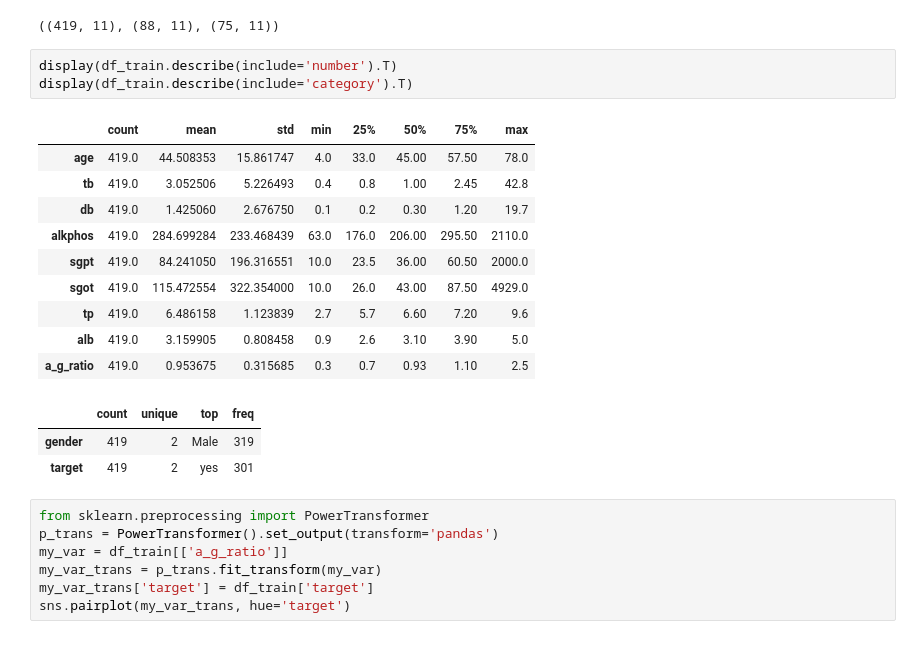
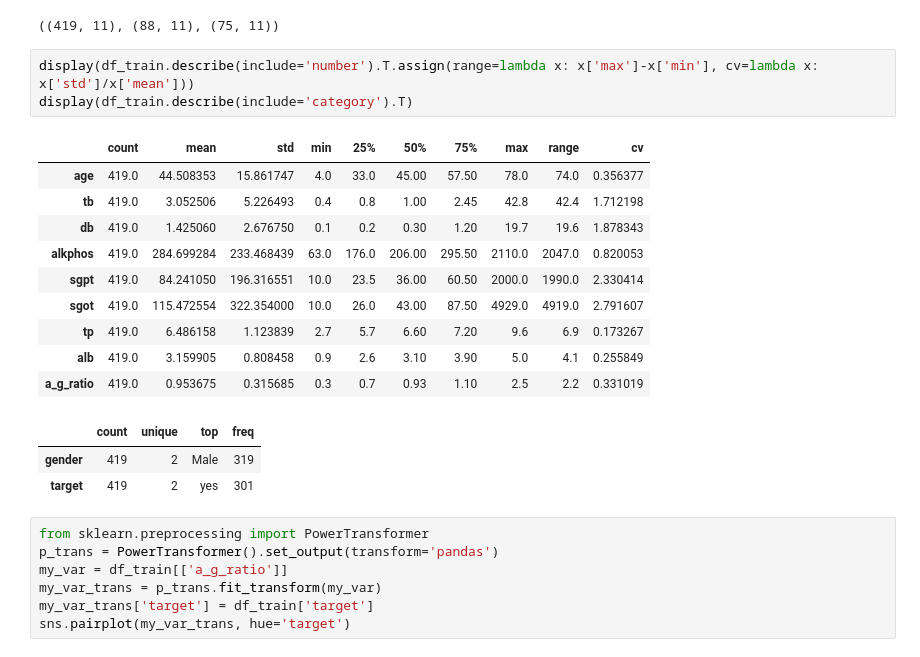
Before and after one commit to johnfbeltranc/projecto_final_clasificacion_ILPD, a Jupyter notebook: notebooks/ILPD_projecto_final.ipynb, the cells around one changed output. Saved outputs shown, nothing was run; the diff lists cells and outputs as text.

```diff
--- a/notebooks/ILPD_projecto_final.ipynb
+++ b/notebooks/ILPD_projecto_final.ipynb
@@ -131,19 +138,19 @@ df_train.shape, df_test.shape, df_val.shape
 # %% [output]
 ((419, 11), (88, 11), (75, 11))
 # %%
-display(df_train.describe(include='number').T)
+display(df_train.describe(include='number').T.assign(range=lambda x: x['max']-x['min'], cv=lambda x: x['std']/x['mean']))
 display(df_train.describe(include='category').T)
 # %% [output]
-|  | count | mean | std | min | 25% | 50% | 75% | max |
-| age | 419.0 | 44.508353 | 15.861747 | 4.0 | 33.0 | 45.00 | 57.50 | 78.0 |
-| tb | 419.0 | 3.052506 | 5.226493 | 0.4 | 0.8 | 1.00 | 2.45 | 42.8 |
-| db | 419.0 | 1.425060 | 2.676750 | 0.1 | 0.2 | 0.30 | 1.20 | 19.7 |
-| alkphos | 419.0 | 284.699284 | 233.468439 | 63.0 | 176.0 | 206.00 | 295.50 | 2110.0 |
-| sgpt | 419.0 | 84.241050 | 196.316551 | 10.0 | 23.5 | 36.00 | 60.50 | 2000.0 |
-| sgot | 419.0 | 115.472554 | 322.354000 | 10.0 | 26.0 | 43.00 | 87.50 | 4929.0 |
-| tp | 419.0 | 6.486158 | 1.123839 | 2.7 | 5.7 | 6.60 | 7.20 | 9.6 |
-| alb | 419.0 | 3.159905 | 0.808458 | 0.9 | 2.6 | 3.10 | 3.90 | 5.0 |
-| a_g_ratio | 419.0 | 0.953675 | 0.315685 | 0.3 | 0.7 | 0.93 | 1.10 | 2.5 |
+|  | count | mean | std | min | 25% | 50% | 75% | max | range | cv |
+| age | 419.0 | 44.508353 | 15.861747 | 4.0 | 33.0 | 45.00 | 57.50 | 78.0 | 74.0 | 0.356377 |
+| tb | 419.0 | 3.052506 | 5.226493 | 0.4 | 0.8 | 1.00 | 2.45 | 42.8 | 42.4 | 1.712198 |
+| db | 419.0 | 1.425060 | 2.676750 | 0.1 | 0.2 | 0.30 | 1.20 | 19.7 | 19.6 | 1.878343 |
+| alkphos | 419.0 | 284.699284 | 233.468439 | 63.0 | 176.0 | 206.00 | 295.50 | 2110.0 | 2047.0 | 0.820053 |
+| sgpt | 419.0 | 84.241050 | 196.316551 | 10.0 | 23.5 | 36.00 | 60.50 | 2000.0 | 1990.0 | 2.330414 |
+| sgot | 419.0 | 115.472554 | 322.354000 | 10.0 | 26.0 | 43.00 | 87.50 | 4929.0 | 4919.0 | 2.791607 |
+| tp | 419.0 | 6.486158 | 1.123839 | 2.7 | 5.7 | 6.60 | 7.20 | 9.6 | 6.9 | 0.173267 |
+| alb | 419.0 | 3.159905 | 0.808458 | 0.9 | 2.6 | 3.10 | 3.90 | 5.0 | 4.1 | 0.255849 |
+| a_g_ratio | 419.0 | 0.953675 | 0.315685 | 0.3 | 0.7 | 0.93 | 1.10 | 2.5 | 2.2 | 0.331019 |
 |  | count | unique | top | freq |
 | gender | 419 | 2 | Male | 319 |
 | target | 419 | 2 | yes | 301 |
```
Also changed, not shown: parts of 12 cells of this notebook.
